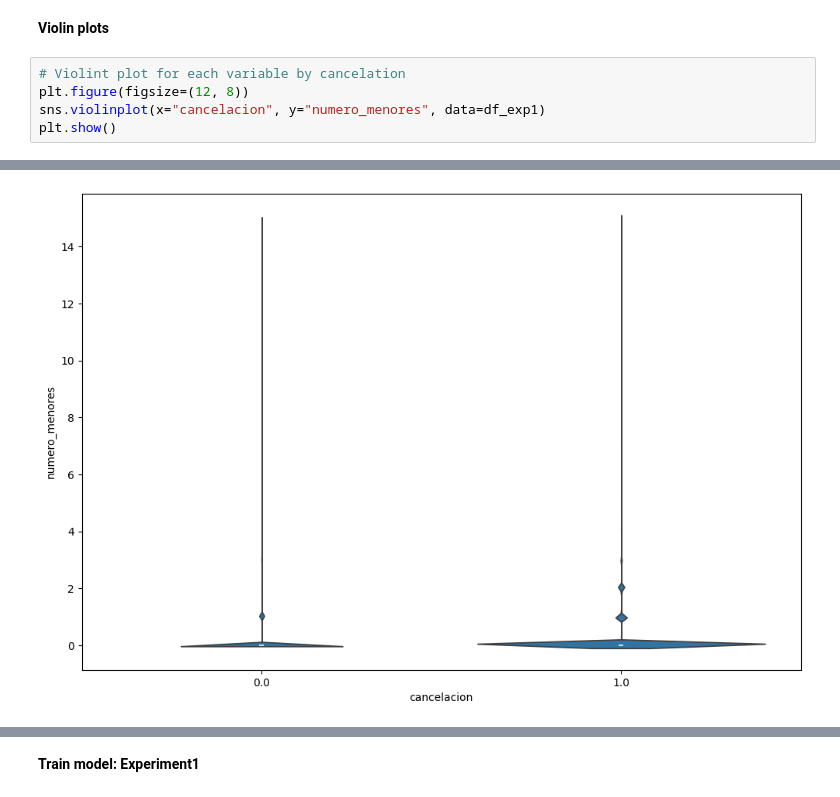
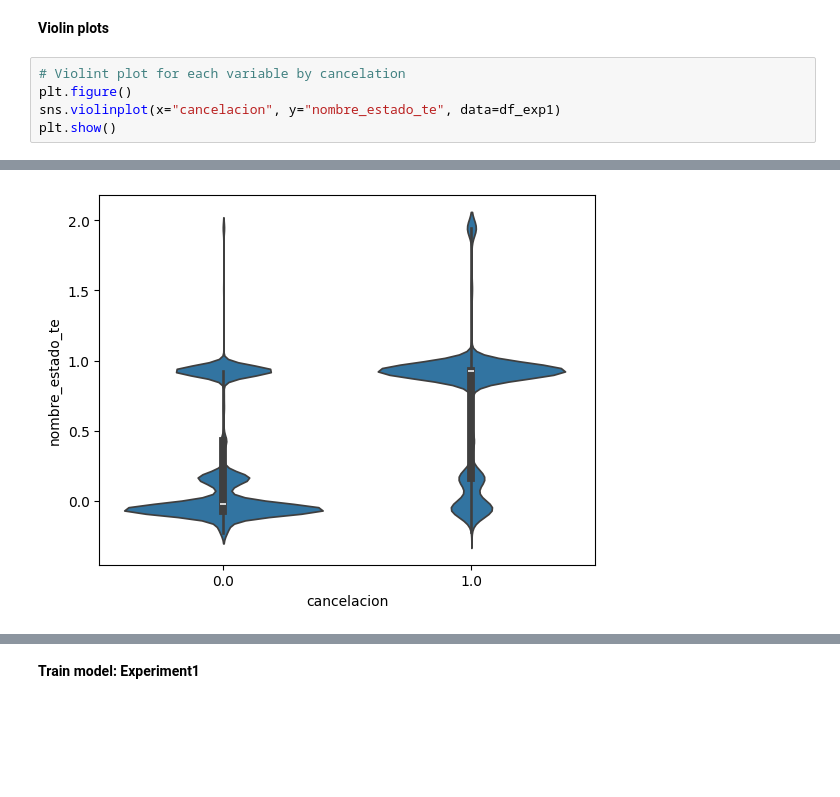
Before and after one commit to EstebanPerez25/TCA-Project, a Jupyter notebook: notebooks/data_science.ipynb, the cells around one changed output, grey strips where cells are left out. Saved outputs shown, nothing was run; the diff lists cells and outputs as text; blank space fills up the shorter version.

```diff
--- a/notebooks/data_science.ipynb
+++ b/notebooks/data_science.ipynb
@@ -119,9 +127,9 @@ plt.show()
 **Violin plots**
 # %%
 # Violint plot for each variable by cancelation
-plt.figure(figsize=(12, 8))
-sns.violinplot(x="cancelacion", y="numero_menores", data=df_exp1)
+plt.figure()
+sns.violinplot(x="cancelacion", y="nombre_estado_te", data=df_exp1)
 plt.show()
 # %% [output]
 [interactive output not drawn]
-[figure, old version]
+[figure, new version]
```
Also changed, not shown: parts of 16 cells of this notebook, 10 other files.
